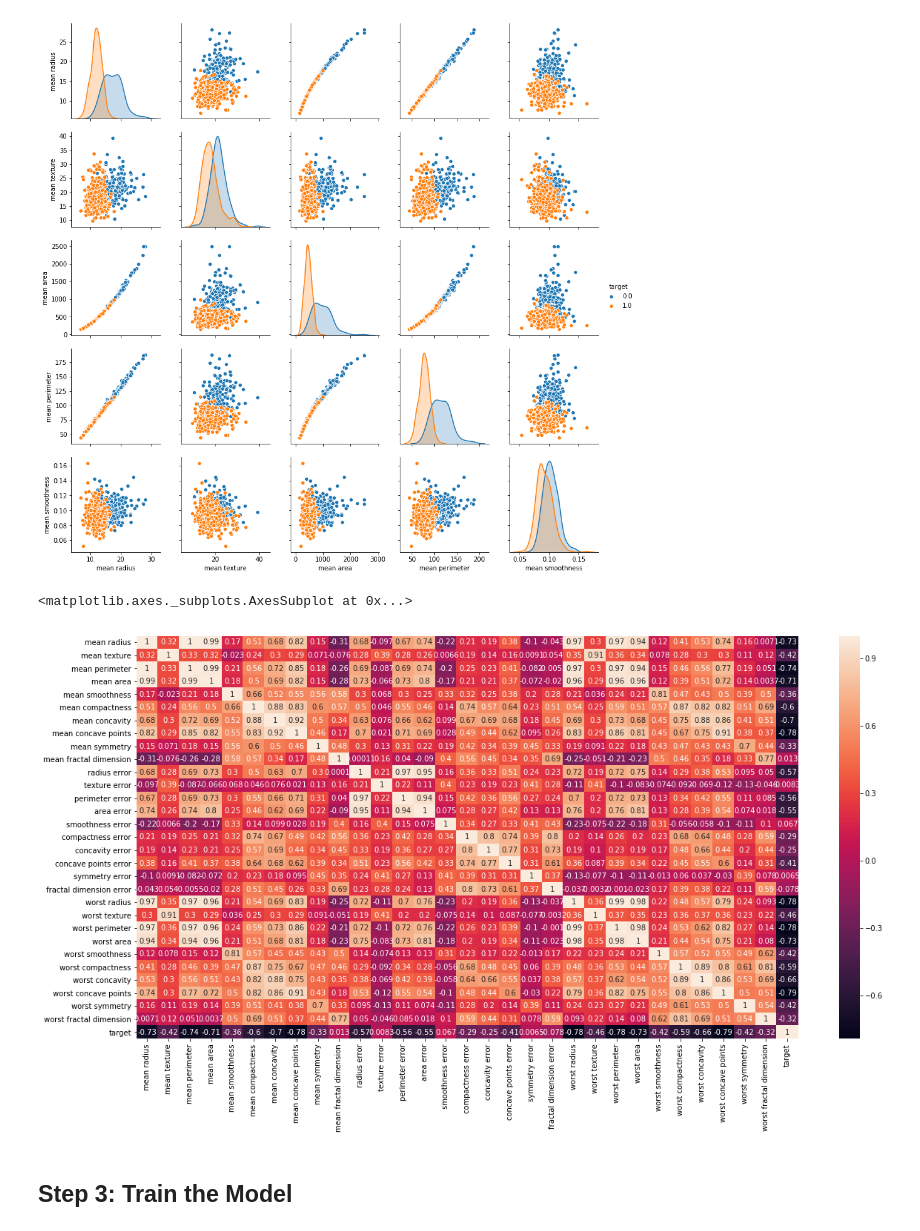
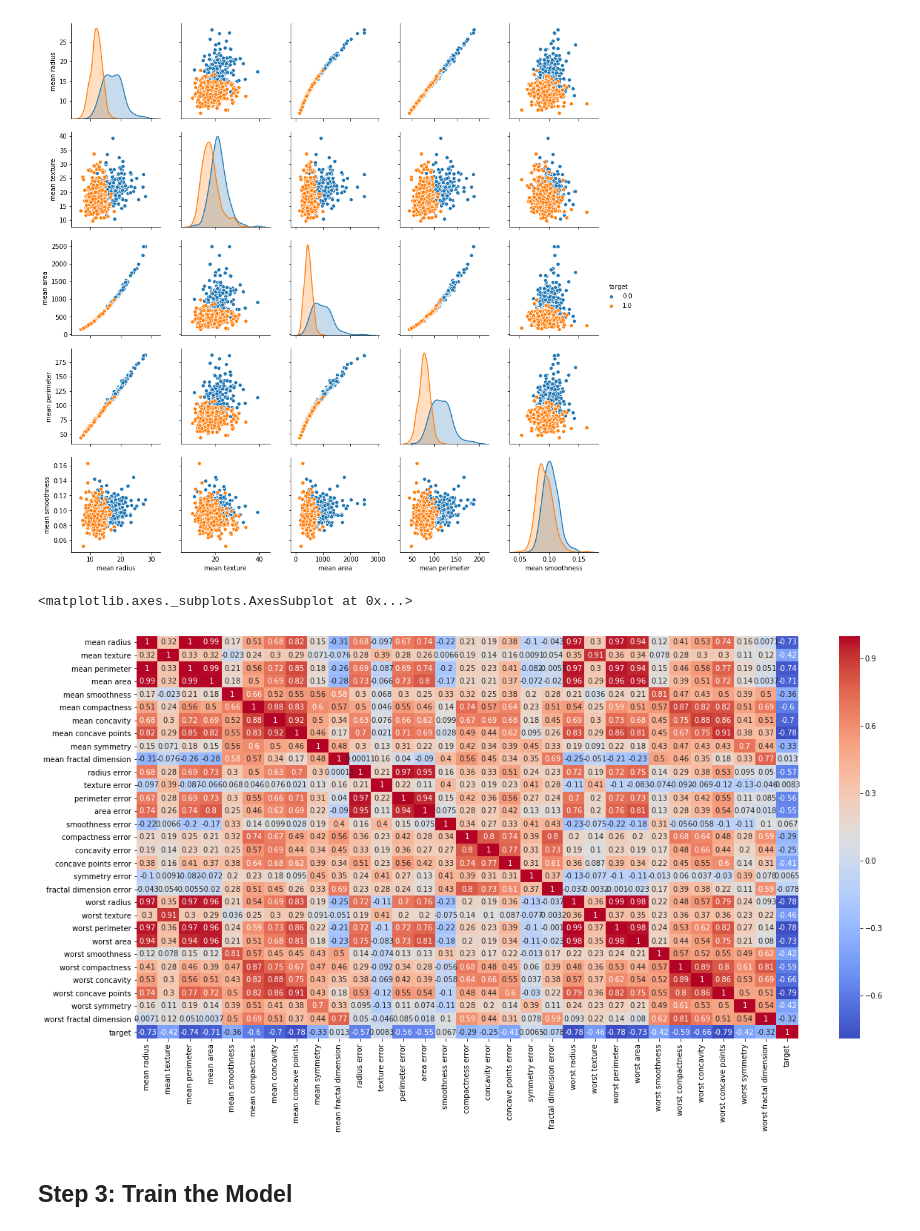
Before and after one commit to alabarga/python-data-science-personalized-medicine, a Jupyter notebook: notebooks/examples/Breast_Cancer_Classification.ipynb, the cells around one changed output. Drawn from its saved outputs; the diff is of its cells as text; code cells hidden in the pictures.

```diff
--- a/notebooks/examples/Breast_Cancer_Classification.ipynb
+++ b/notebooks/examples/Breast_Cancer_Classification.ipynb
@@ -47,3 +37,5 @@ df_cancer = pd.DataFrame(np.c_[cancer['data'],cancer['target']],columns=np.appen
+# %%
+df_cancer = pd.read_csv('breast_cancer.csv')
 # %%
 df_cancer.head()
 # %% [output]
@@ -101,10 +89,10 @@ sns.pairplot(df_cancer, hue='target', vars=['mean radius', 'mean texture', 'mean
 # %%
 # Obtain Heatmap
 plt.figure(figsize=(20,10))
-sns.heatmap(df_cancer.corr(), annot=True)
+sns.heatmap(df_cancer.corr(), annot=True, cmap='coolwarm')
 # %% [output]
 <matplotlib.axes._subplots.AxesSubplot at 0x...>
-[figure, old version]
+[figure, new version]
 # %% [markdown]
 ## Step 3: Train the Model
 # %%
```
Also changed, not shown: parts of 25 cells of this notebook, 4 other files.
